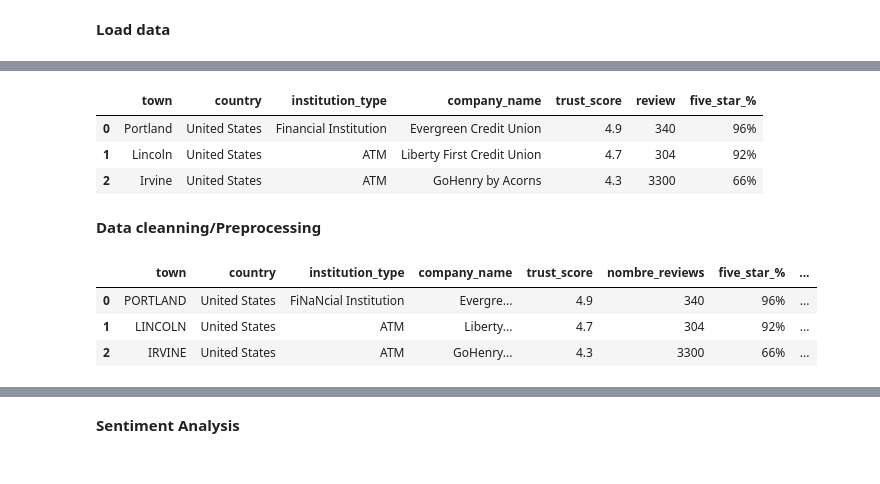
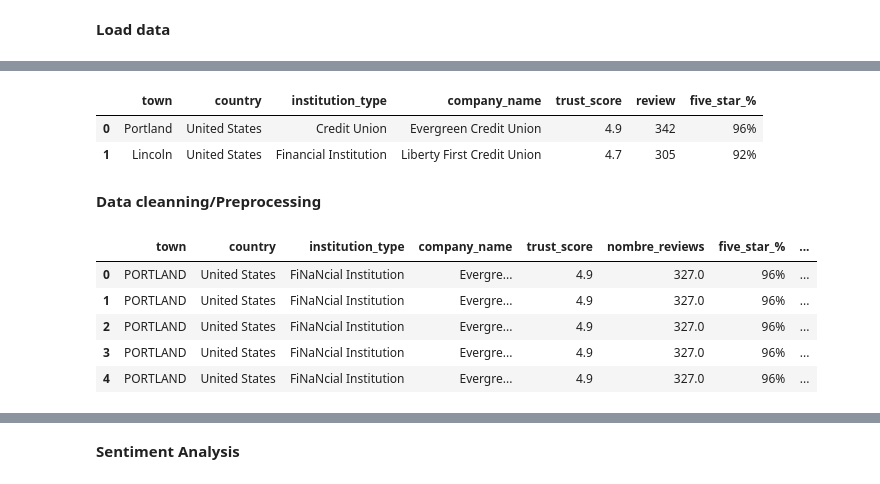
Before and after one commit to lemetice/de_satisfaction_client, a Jupyter notebook: notebook/viz.ipynb, the cells around one changed output, grey strips where cells are left out. Drawn from its saved outputs; the diff is of its cells as text; code cells hidden in the pictures.

```diff
--- a/notebook/viz.ipynb
+++ b/notebook/viz.ipynb
@@ -37,2 +43,4 @@ from sklearn.feature_extraction.text import CountVectorizer
 # %% [markdown]
 **Load data**
+# %%
+engine = create_engine('sqlite:///../src/trustscore.db', echo=True)
@@ -38,0 +72,3 @@ from sklearn.feature_extraction.text import CountVectorizer
+# %%
+# Lire une table de SQLite dans un DataFrame
+df = pd.read_sql("SELECT * FROM companies_infos", engine)
@@ -38,0 +91,6 @@ from sklearn.feature_extraction.text import CountVectorizer
+# %%
+# Renommer la colonne 'five_star_percentage' en 'five_star_%'
+df.rename(columns={'five_star_percentage': 'five_star_%'}, inplace=True)
+
+# Concaténer '%' aux valeurs et ignorer les NaN
+df['five_star_%'] = df['five_star_%'].apply(lambda x: f"{x * 100:.0f}%" if pd.notna(x) and isinstance(x, (int, float)) else x)
@@ -39,16 +131,15 @@ from sklearn.feature_extraction.text import CountVectorizer
 # %%
 #Load company infos
-df = pd.read_csv(r"D:\PROFIL\BCRK1417\Documents\Parcours_FEST\work\codes\de_satisfaction_client\data\informations_entreprises.csv", sep=',',decimal='.')
+#df = pd.read_csv(r"C:\Users\MSI KATANA B13V\Downloads\de_satisfaction_client-develop\de_satisfaction_client-develop\data\informations_entreprises.csv", sep=',',decimal='.')
 
 # Load comments per company
-df_comments = pd.read_json(r"D:\PROFIL\BCRK1417\Documents\Parcours_FEST\work\codes\de_satisfaction_client\data\df_commentaires_par_entreprise.json")
+#df_comments = pd.read_json(r"C:\Users\MSI KATANA B13V\Downloads\de_satisfaction_client-develop\de_satisfaction_client-develop\data\df_commentaires_par_entreprise.json")
 
-df.head(3)
+#df.head(2)
 # %% [output]
 |  | town | country | institution_type | company_name | trust_score | review | five_star_% |
-| 0 | Portland | United States | Financial Institution | Evergreen Credit Union | 4.9 | 340 | 96% |
-| 1 | Lincoln | United States | ATM | Liberty First Credit Union | 4.7 | 304 | 92% |
-| 2 | Irvine | United States | ATM | GoHenry by Acorns | 4.3 | 3300 | 66% |
+| 0 | Portland | United States | Credit Union | Evergreen Credit Union | 4.9 | 342 | 96% |
+| 1 | Lincoln | United States | Financial Institution | Liberty First Credit Union | 4.7 | 305 | 92% |
 # %% [markdown]
 **Data cleanning/Preprocessing**
 # %%
@@ -81,9 +172,11 @@ def company_preprocessing(df):
     return df
 # %%
 df = company_preprocessing(df)
-df.head(3)
+df.head(5)
 # %% [output]
 |  | town | country | institution_type | company_name | trust_score | nombre_reviews | five_star_% | ... |
-| 0 | PORTLAND | United States | FiNaNcial Institution | Evergre... | 4.9 | 340 | 96% | ... |
-| 1 | LINCOLN | United States | ATM | Liberty... | 4.7 | 304 | 92% | ... |
-| 2 | IRVINE | United States | ATM | GoHenry... | 4.3 | 3300 | 66% | ... |
+| 0 | PORTLAND | United States | FiNaNcial Institution | Evergre... | 4.9 | 327.0 | 96% | ... |
+| 1 | PORTLAND | United States | FiNaNcial Institution | Evergre... | 4.9 | 327.0 | 96% | ... |
+| 2 | PORTLAND | United States | FiNaNcial Institution | Evergre... | 4.9 | 327.0 | 96% | ... |
+| 3 | PORTLAND | United States | FiNaNcial Institution | Evergre... | 4.9 | 327.0 | 96% | ... |
+| 4 | PORTLAND | United States | FiNaNcial Institution | Evergre... | 4.9 | 327.0 | 96% | ... |
```
Also changed, not shown: parts of 18 cells of this notebook, 9 other files.
